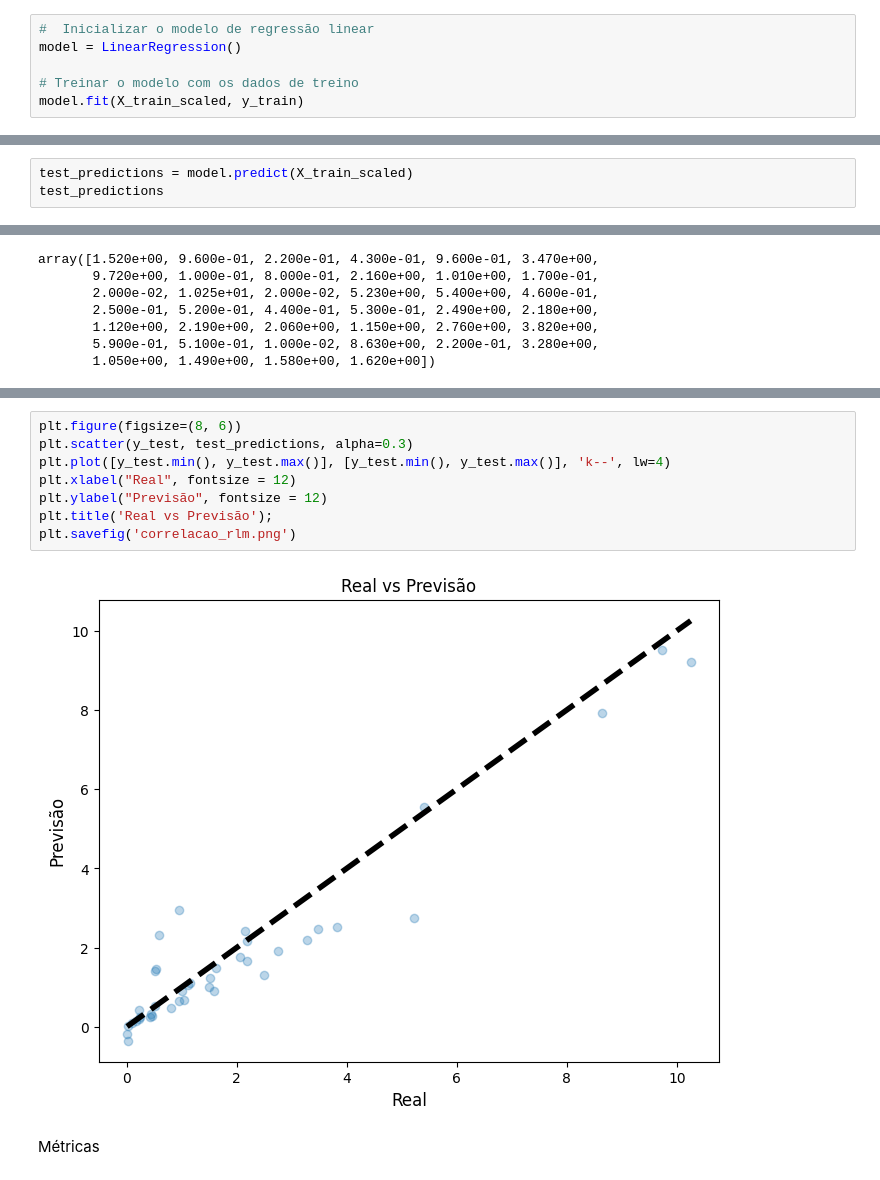
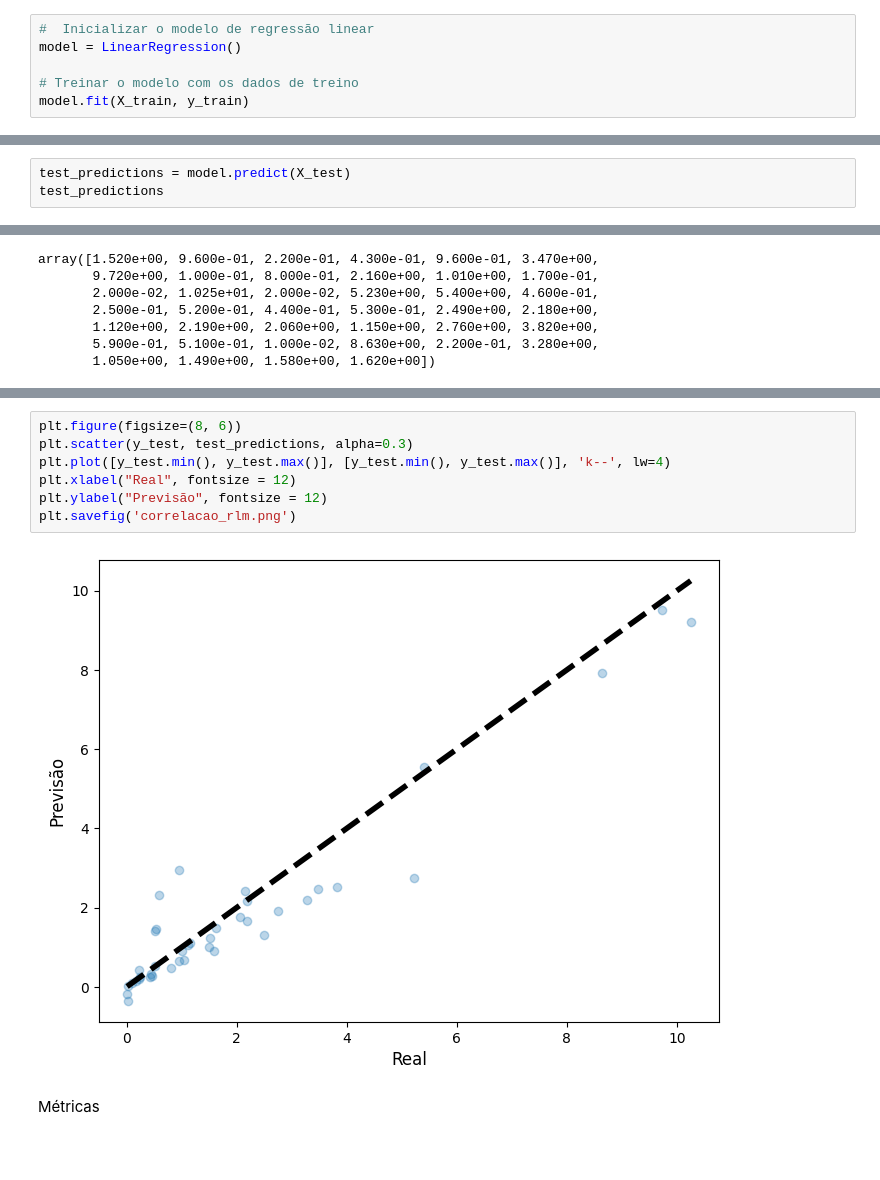
Before and after one commit to luanaoliveira/InstaDataScience, a Jupyter notebook: top_insta_influencers_data.ipynb, the cells around one changed output, grey strips where cells are left out. Cells and saved outputs as stored; diff of their text form; blank space fills up the shorter version.

```diff
--- a/top_insta_influencers_data.ipynb
+++ b/top_insta_influencers_data.ipynb
@@ -507,7 +502,7 @@ Treinamento do modelo
 model = LinearRegression()
 
 # Treinar o modelo com os dados de treino
-model.fit(X_train_scaled, y_train)
+model.fit(X_train, y_train)
 # %% [output]
 LinearRegression()
 # %%
@@ -519,7 +514,7 @@ model.coef_
 # %% [output]
 array([-1.31489707e-07,  1.67806974e-06])
 # %%
-test_predictions = model.predict(X_train_scaled)
+test_predictions = model.predict(X_test)
 test_predictions
 # %% [output]
 array([ 1.24441187,  2.95467769,  0.4272642 ,  0.24883606,  0.64938707,
@@ -553,13 +559,12 @@ real_vs_previsao.head()
 # %%
 plt.figure(figsize=(8, 6))
 plt.scatter(y_test, test_predictions, alpha=0.3)
 plt.plot([y_test.min(), y_test.max()], [y_test.min(), y_test.max()], 'k--', lw=4)
 plt.xlabel("Real", fontsize = 12)
 plt.ylabel("Previsão", fontsize = 12)
-plt.title('Real vs Previsão');
 plt.savefig('correlacao_rlm.png')
 # %% [output]
-[figure, old version]
+[figure, new version]
 # %% [markdown]
 Métricas
 # %%
```
Also changed, not shown: parts of 16 cells of this notebook.
